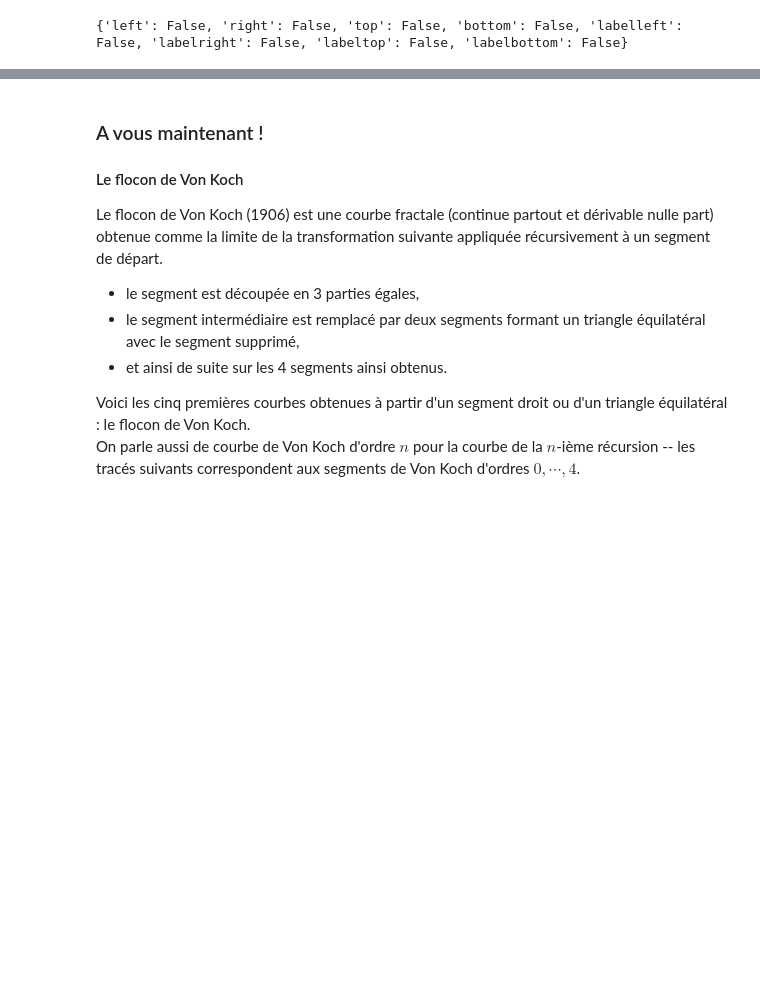
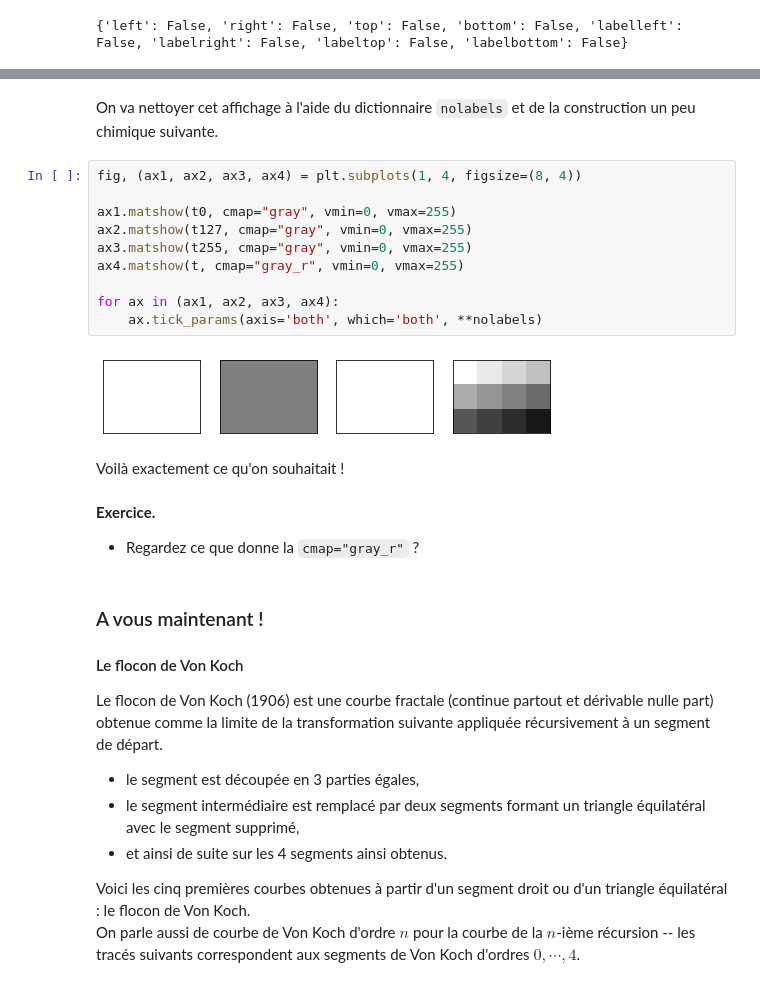
Before and after one commit to phillanglois/Algo-Prog, a Jupyter notebook: _sources/cm/11-modules-utiles.ipynb, the cells around one changed output, grey strips where cells are left out. Drawn from its saved outputs; the diff is of its cells as text; blank space fills up the shorter version.

```diff
--- a/_sources/cm/11-modules-utiles.ipynb
+++ b/_sources/cm/11-modules-utiles.ipynb
@@ -270,3 +283,23 @@ ax4.matshow(t, cmap="gray_r", vmin=0, vmax=255)
+# %% [markdown]
+On va nettoyer cet affichage à l'aide du dictionnaire `nolabels` et de la construction un peu chimique suivante.
+# %%
+fig, (ax1, ax2, ax3, ax4) = plt.subplots(1, 4, figsize=(8, 4))
+
+ax1.matshow(t0, cmap="gray", vmin=0, vmax=255)
+ax2.matshow(t127, cmap="gray", vmin=0, vmax=255)
+ax3.matshow(t255, cmap="gray", vmin=0, vmax=255)
+ax4.matshow(t, cmap="gray_r", vmin=0, vmax=255)
+
+for ax in (ax1, ax2, ax3, ax4):
+    ax.tick_params(axis='both', which='both', **nolabels)
+# %% [output]
+[figure, added]
+# %% [markdown]
+Voilà exactement ce qu'on souhaitait !
+# %% [markdown]
+**Exercice.**
+
+- Regardez ce que donne la `cmap="gray_r"` ?
 # %% [markdown]
 ### A vous maintenant !
 
```
Also changed, not shown: parts of 5 cells of this notebook, 9 other files.
